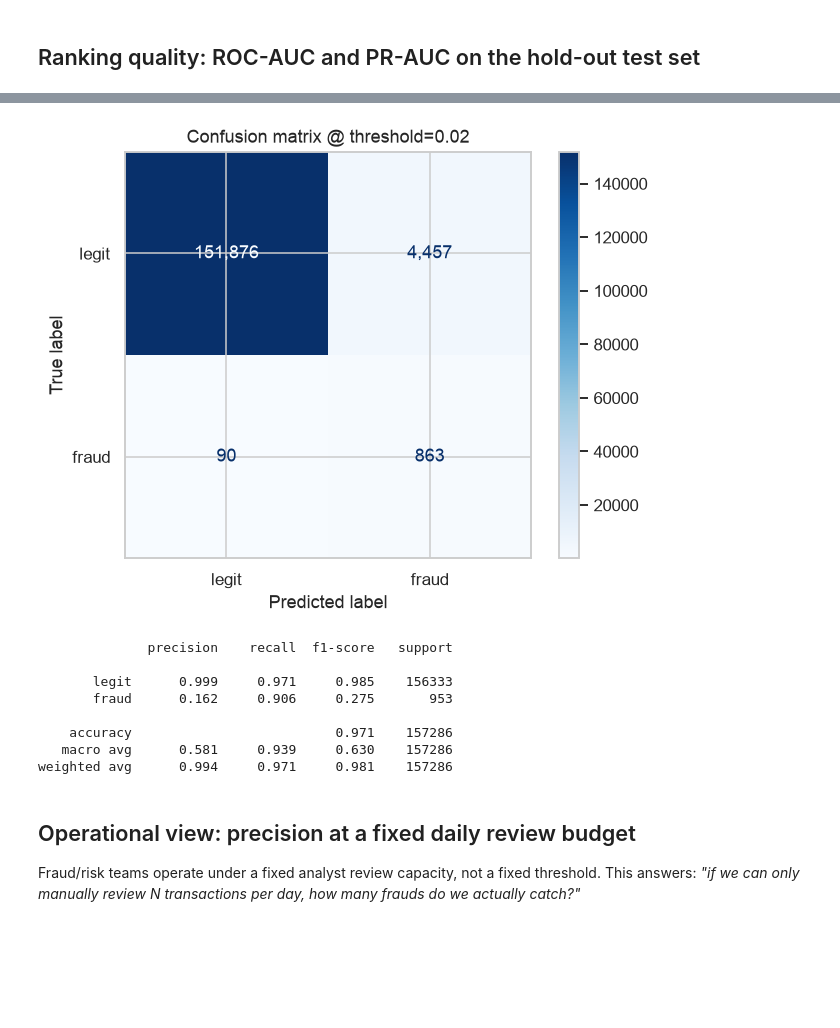
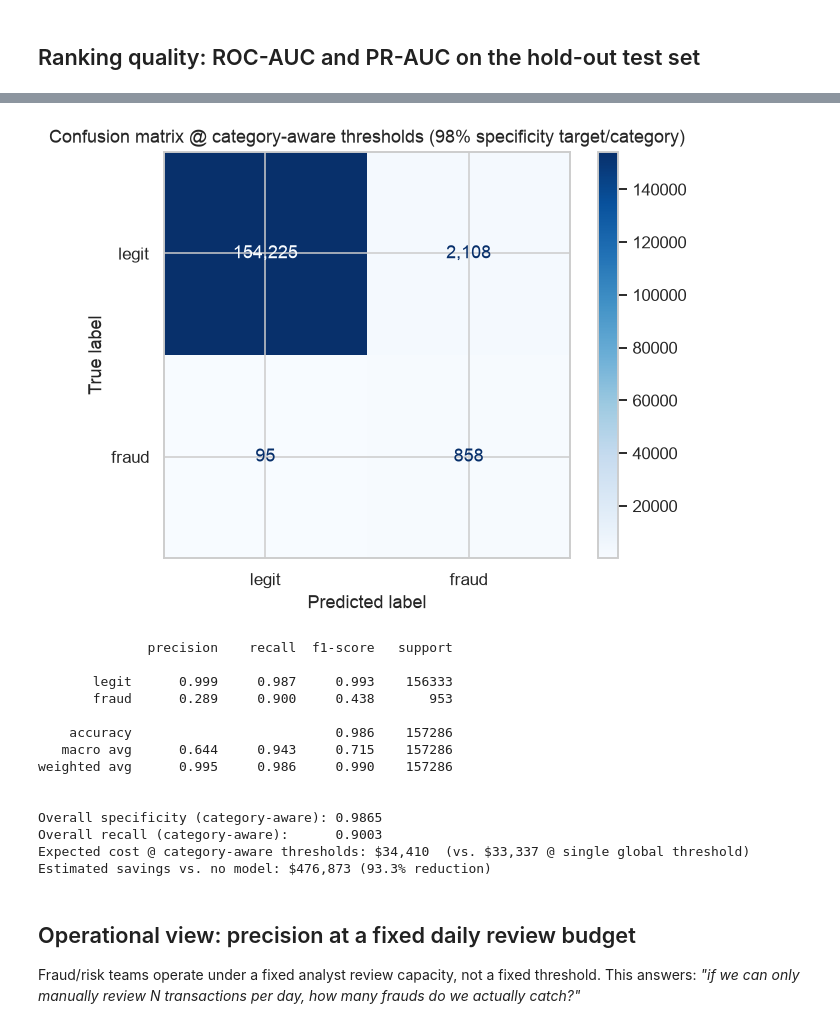
Before and after one commit to TA-rathnayaka/fraud_detection, a Jupyter notebook: notebooks/05_model_evaluation_explainability.ipynb, the cells around one changed output, grey strips where cells are left out. Cells and saved outputs as stored; diff of their text form; code cells hidden in the pictures; blank space fills up the shorter version.

```diff
--- a/notebooks/05_model_evaluation_explainability.ipynb
+++ b/notebooks/05_model_evaluation_explainability.ipynb
@@ -31,12 +31,19 @@ with open("../data/processed/feature_columns.json") as f:
     cfg = json.load(f)
 FEATURES, LABEL = cfg["features"], cfg["label"]
 
+# val is loaded here too (not just later, for category calibration) because the global
+# decision threshold below is now calibrated on it as well -- test stays untouched by any
+# calibration decision, used only for the final reported numbers.
+val = pd.read_parquet("../data/processed/val.parquet").reset_index(drop=True)
 test = pd.read_parquet("../data/processed/test.parquet").reset_index(drop=True)
+X_val, y_val = val[FEATURES], val[LABEL]
 X_test, y_test = test[FEATURES], test[LABEL]
 
 mlflow.set_tracking_uri(f"sqlite:///{os.path.abspath('../mlflow.db')}")
 model = mlflow.xgboost.load_model("models:/fraud-xgboost@staging")
 
+val_proba = model.predict_proba(X_val)[:, 1]
 test_proba = model.predict_proba(X_test)[:, 1]
+print(f"val set:  {X_val.shape}, fraud rate={y_val.mean():.4%}")
 print(f"test set: {X_test.shape}, fraud rate={y_test.mean():.4%}")
 # %% [output]
@@ -129,0 +285,20 @@ Estimated savings vs. no model: $474,442 (92.8% reduction)
+# %%
+# Shrinkage strength: how many fraud examples "count" as much as the global prior.
+# Chosen as the median per-category fraud count in validation (~24-25) -- a category right
+# at the median gets roughly 50/50 weight between its own calibration and the global
+# threshold; this is a tunable hyperparameter (a production setting would pick it via
+# nested CV), documented explicitly rather than silently hardcoded.
+SHRINKAGE_K = float(category_calib["n_fraud_val"].median())
+
+category_calib["n_fraud_val_"] = category_calib["n_fraud_val"]  # keep raw count for display
+category_calib["shrink_weight"] = category_calib["n_fraud_val_"] / (category_calib["n_fraud_val_"] + SHRINKAGE_K)
+category_calib["raw_threshold"] = category_calib["threshold"]
+category_calib["threshold"] = (
+    category_calib["shrink_weight"] * category_calib["raw_threshold"]
+    + (1 - category_calib["shrink_weight"]) * best_threshold
+)
+
+category_thresholds = category_calib["threshold"].to_dict()
+
+print(f"Shrinkage K (median fraud count in validation): {SHRINKAGE_K:.1f}")
+category_calib[["n_fraud_val_", "shrink_weight", "raw_threshold", "threshold"]].sort_values("shrink_weight")
@@ -130,24 +323,44 @@ Estimated savings vs. no model: $474,442 (92.8% reduction)
 # %%
 test_eval = test.copy()
 test_eval["proba"] = test_proba
-test_eval["pred"] = (test_proba >= best_threshold).astype(int)
+test_eval["threshold"] = test_eval["category"].map(category_thresholds).fillna(best_threshold)
+test_eval["pred"] = (test_eval["proba"] >= test_eval["threshold"]).astype(int)
 
 cm = confusion_matrix(y_test, test_eval["pred"])
 ConfusionMatrixDisplay(cm, display_labels=["legit", "fraud"]).plot(cmap="Blues", values_format=",d")
-plt.title(f"Confusion matrix @ threshold={best_threshold:.2f}")
+plt.title("Confusion matrix @ category-aware thresholds (98% specificity target/category)")
 plt.show()
 
 print(classification_report(y_test, test_eval["pred"], target_names=["legit", "fraud"], digits=3))
+
+fn_mask_final = (test_eval.pred == 0) & (y_arr == 1)
+fp_mask_final = (test_eval.pred == 1) & (y_arr == 0)
+cost_category_aware = amounts[fn_mask_final].sum() + REVIEW_COST * fp_mask_final.sum()
+overall_specificity_final = 1 - fp_mask_final.sum() / (y_arr == 0).sum()
+overall_recall_final = 1 - fn_mask_final.sum() / y_arr.sum()
+
+print(f"\nOverall specificity (category-aware): {overall_specificity_final:.4f}")
+print(f"Overall recall (category-aware):      {overall_recall_final:.4f}")
+print(f"Expected cost @ category-aware thresholds: ${cost_category_aware:,.0f}  "
+      f"(vs. ${cost_at_best:,.0f} @ single global threshold)")
+print(f"Estimated savings vs. no model: ${no_model_cost - cost_category_aware:,.0f} "
+      f"({(1 - cost_category_aware / no_model_cost):.1%} reduction)")
 # %% [output]
-[figure, old version]
+[figure, new version]
               precision    recall  f1-score   support
 
-       legit      0.999     0.971     0.985    156333
-       fraud      0.162     0.906     0.275       953
+       legit      0.999     0.987     0.993    156333
+       fraud      0.289     0.900     0.438       953
 
-    accuracy                          0.971    157286
-   macro avg      0.581     0.939     0.630    157286
-weighted avg      0.994     0.971     0.981    157286
+    accuracy                          0.986    157286
+   macro avg      0.644     0.943     0.715    157286
+weighted avg      0.995     0.986     0.990    157286
+
+
+Overall specificity (category-aware): 0.9865
+Overall recall (category-aware):      0.9003
+Expected cost @ category-aware thresholds: $34,410  (vs. $33,337 @ single global threshold)
+Estimated savings vs. no model: $476,873 (93.3% reduction)
 # %% [markdown]
 ## Operational view: precision at a fixed daily review budget
 
```
Also changed, not shown: parts of 15 cells of this notebook, 45 other files.
